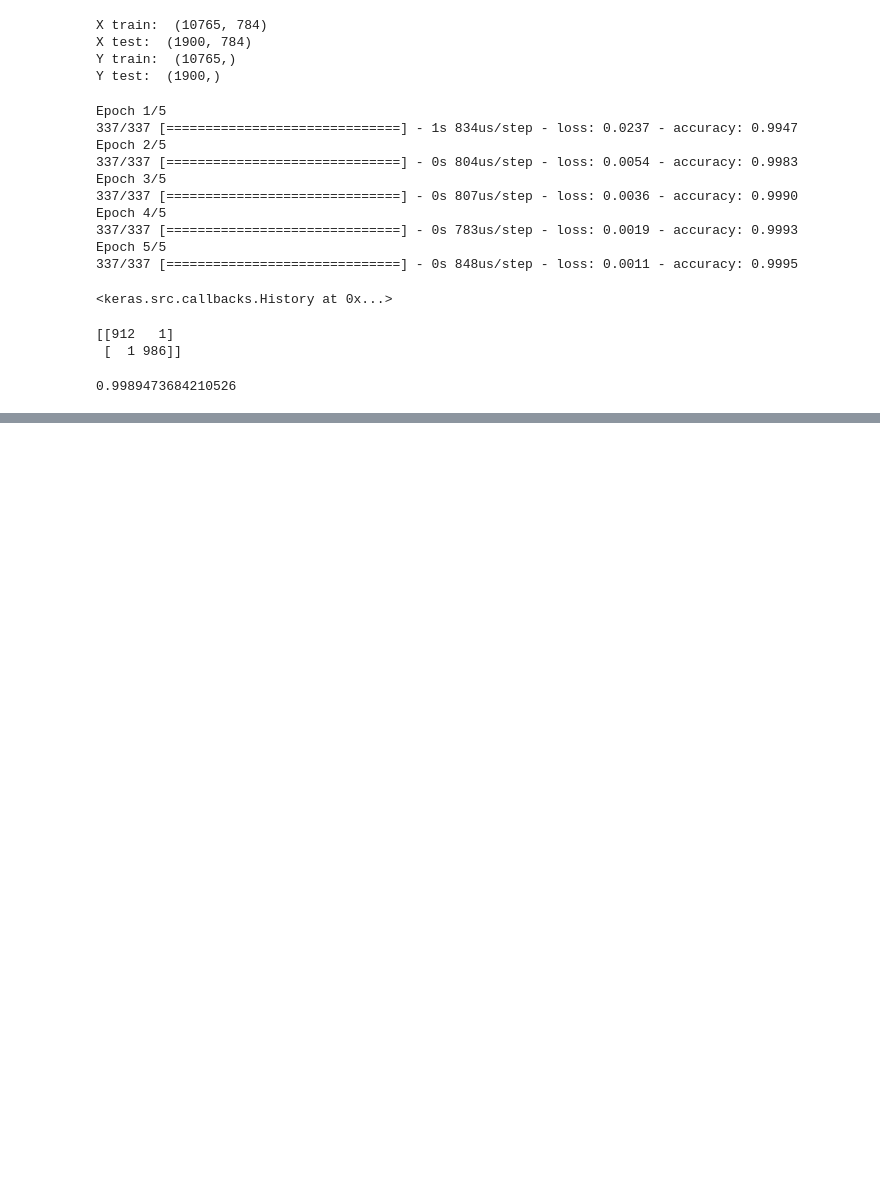
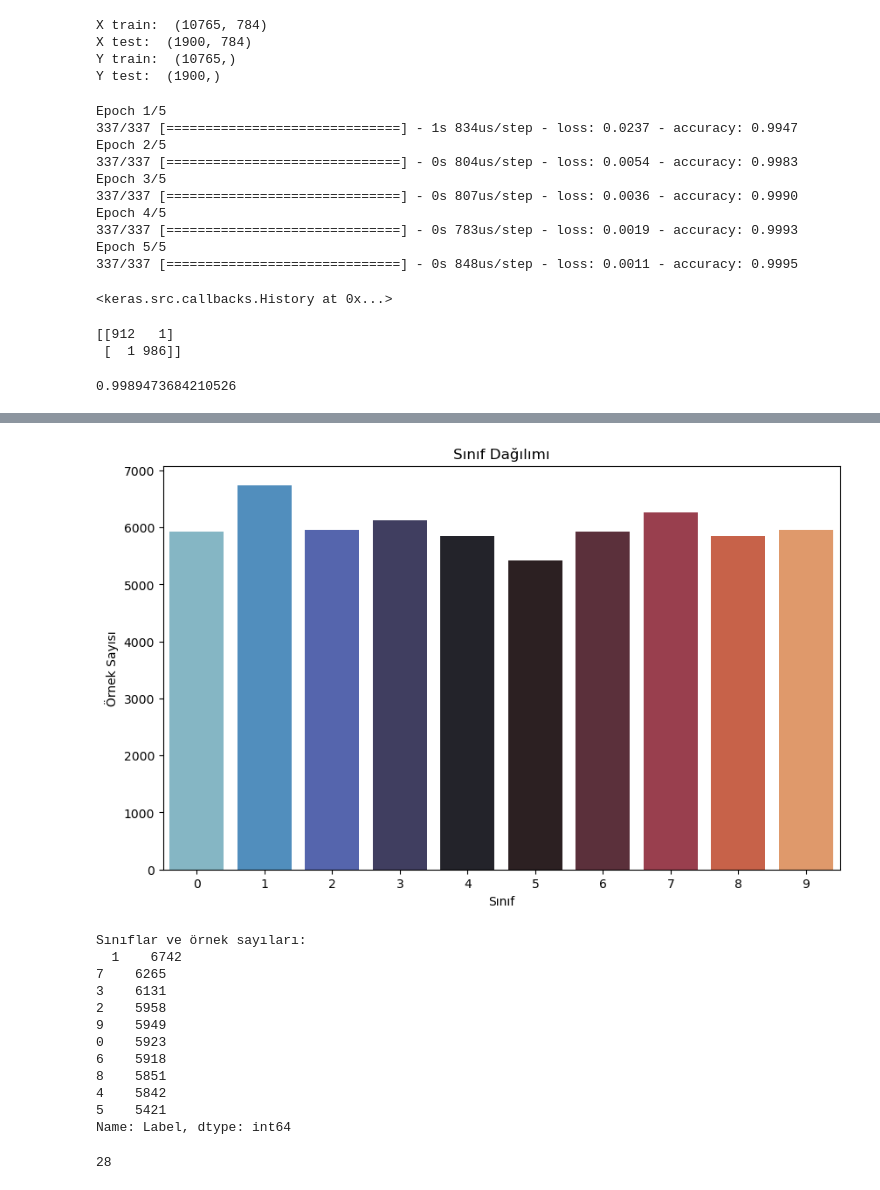
Before and after one commit to ErtugrulDay/Data-Analysis, a Jupyter notebook: 2yapay_zeka.ipynb, the cells around one changed output, grey strips where cells are left out. Drawn from its saved outputs; the diff is of its cells as text; code cells hidden in the pictures; blank space fills up the shorter version.

```diff
--- a/2yapay_zeka.ipynb
+++ b/2yapay_zeka.ipynb
@@ -1237,0 +1250,4 @@ accuracy_score(y_test,y_pred)
+# %%
+x_train, y_train = tf.keras.datasets.mnist.load_data()[0]
+print(x_train.shape)
+print(y_train.shape)
@@ -1237,0 +1257,6 @@ accuracy_score(y_test,y_pred)
+# %%
+num_samples=len(x_train)
+x_train_reshaped=x_train.reshape(num_samples,-1)
+data=pd.DataFrame(data=x_train_reshaped,columns=[f"Pixel_{i}"for i in range(28*28)])
+data.insert(0,"Label",y_train)
+data.head()
@@ -1237,0 +1271,6 @@ accuracy_score(y_test,y_pred)
+# %%
+y_data=data["Label"]
+x_data=data.drop(["Label"],axis=1)
+print("X veri: ",x_data.shape)
+print("Y veri: ",y_data.shape)
+print(y_data.value_counts())
@@ -1237,0 +1291,28 @@ accuracy_score(y_test,y_pred)
+# %%
+#visualize number of digits classes
+plt.figure(figsize=(10,6))
+sns.barplot(x=y_data.value_counts().index, y=y_data.value_counts(), palette="icefire")
+plt.title("Sınıf Dağılımı")
+plt.xlabel("Sınıf")
+plt.ylabel("Örnek Sayısı")
+plt.show()
+print("Sınıflar ve örnek sayıları:\n ",y_data.value_counts())
+# %% [output]
+[figure, added]
+Sınıflar ve örnek sayıları:
+  1    6742
+7    6265
+3    6131
+2    5958
+9    5949
+0    5923
+6    5918
+8    5851
+4    5842
+5    5421
+Name: Label, dtype: int64
+# %%
+img_dim=int(np.sqrt(x_data.shape[1]))
+img_dim
+# %% [output]
+28
```
Also changed, not shown: parts of 25 cells of this notebook.
